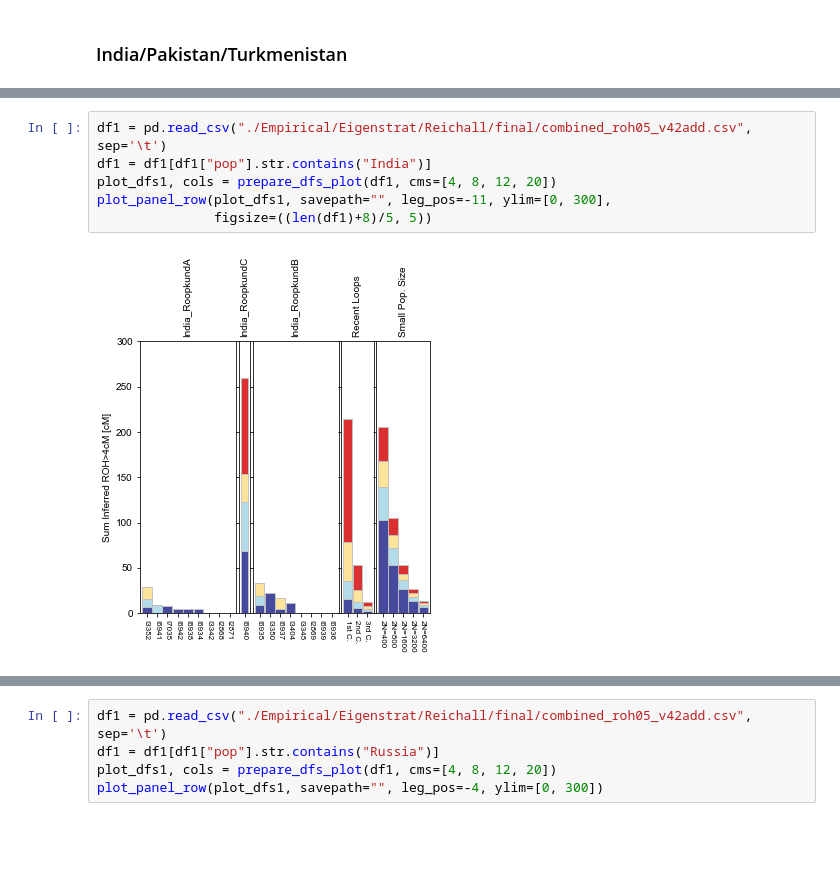
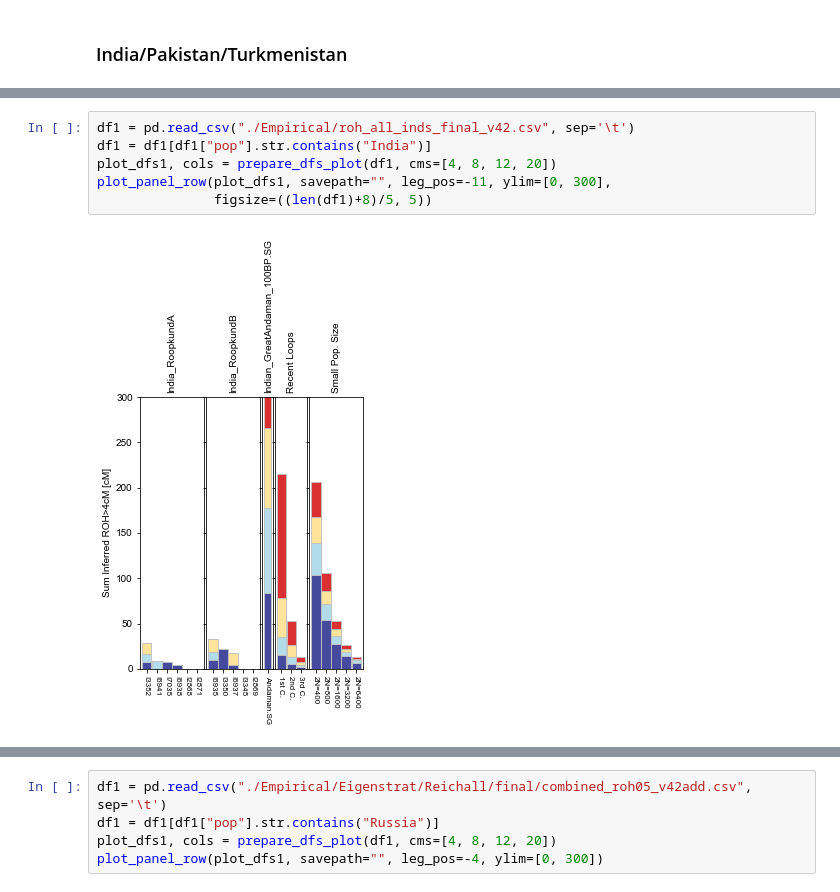
Before and after one commit to hringbauer/hapROH, a Jupyter notebook: Notebooks/Figures/plot_bar_ROH.ipynb, the cells around one changed output, grey strips where cells are left out. Cells and saved outputs as stored; diff of their text form; blank space fills up the shorter version.

```diff
--- a/Notebooks/Figures/plot_bar_ROH.ipynb
+++ b/Notebooks/Figures/plot_bar_ROH.ipynb
@@ -350,8 +376,8 @@ plot_panel_row(plot_dfs1, savepath="", leg_pos=-11, ylim=[0, 300],
 # %%
-df1 = pd.read_csv("./Empirical/Eigenstrat/Reichall/final/combined_roh05_v42add.csv", sep='\t')
+df1 = pd.read_csv("./Empirical/roh_all_inds_final_v42.csv", sep='\t')
 df1 = df1[df1["pop"].str.contains("India")]
 plot_dfs1, cols = prepare_dfs_plot(df1, cms=[4, 8, 12, 20])
 plot_panel_row(plot_dfs1, savepath="", leg_pos=-11, ylim=[0, 300],
                figsize=((len(df1)+8)/5, 5))
 # %% [output]
-[figure, old version]
+[figure, new version]
```
Also changed, not shown: parts of 32 cells of this notebook, 4 other files.
